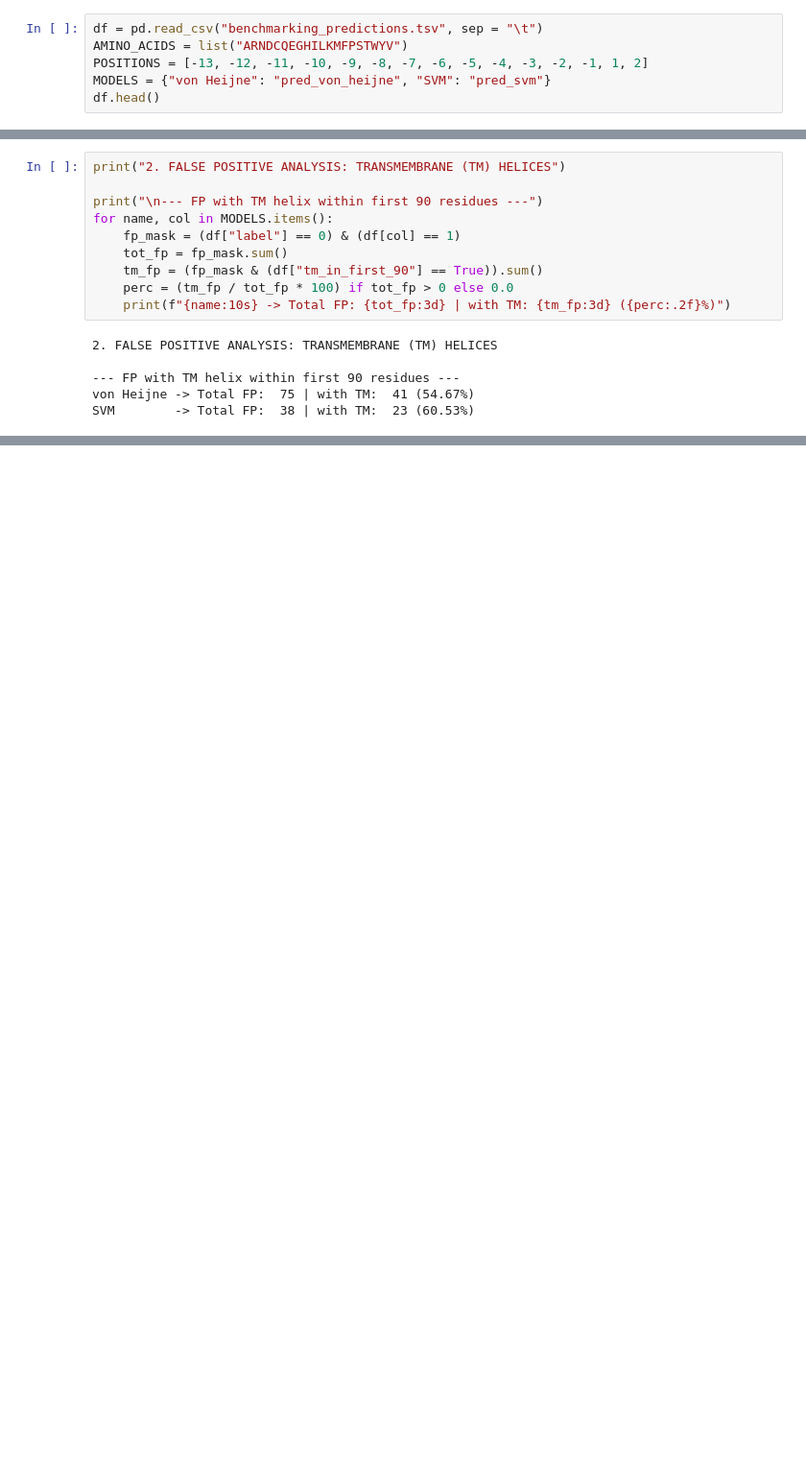
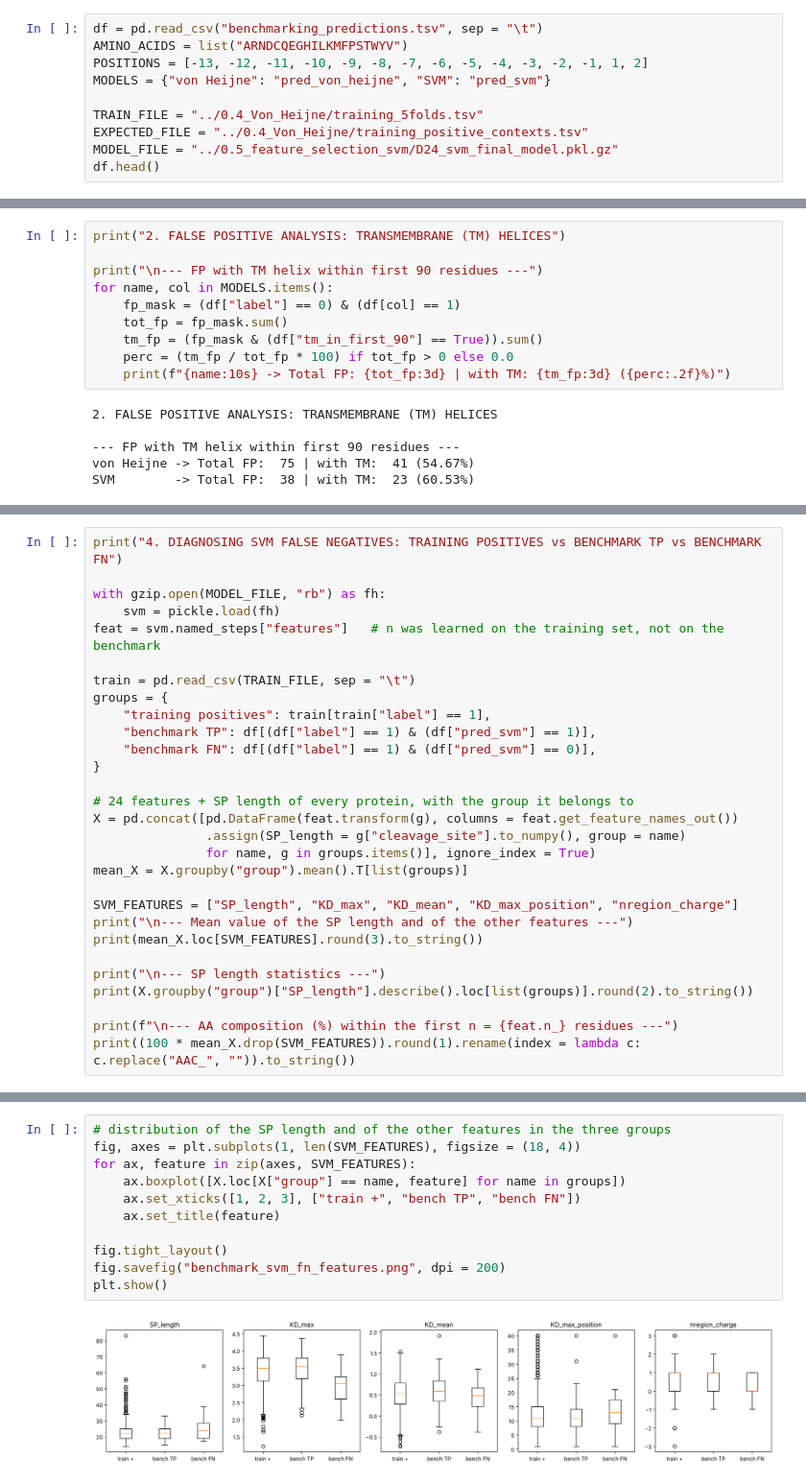
Before and after one commit to ToniMontana99/LB2_project_Group_7, a Jupyter notebook: 0.6_benchmark/analysis_benchmark.ipynb, the cells around one changed output, grey strips where cells are left out. Shown at 96% size. Saved outputs shown, nothing was run; the diff lists cells and outputs as text; blank space fills up the shorter version.

```diff
--- a/0.6_benchmark/analysis_benchmark.ipynb
+++ b/0.6_benchmark/analysis_benchmark.ipynb
@@ -6,6 +13,10 @@ df = pd.read_csv("benchmarking_predictions.tsv", sep = "\t")
 AMINO_ACIDS = list("ARNDCQEGHILKMFPSTWYV")
 POSITIONS = [-13, -12, -11, -10, -9, -8, -7, -6, -5, -4, -3, -2, -1, 1, 2]
 MODELS = {"von Heijne": "pred_von_heijne", "SVM": "pred_svm"}
+
+TRAIN_FILE = "../0.4_Von_Heijne/training_5folds.tsv"
+EXPECTED_FILE = "../0.4_Von_Heijne/training_positive_contexts.tsv"
+MODEL_FILE = "../0.5_feature_selection_svm/D24_svm_final_model.pkl.gz"
 df.head()
 # %% [output]
 |  | accession | label | organism | kingdom | length | cleavage_site | tm_in_first_90 | sequence | vh_score | ... |
@@ -202 +152,30 @@ print(len(fn_vh), "FN contexts,", len(expected), "expected contexts")      # 55
 55 FN contexts, 881 expected contexts
+# %%
+print("4. DIAGNOSING SVM FALSE NEGATIVES: TRAINING POSITIVES vs BENCHMARK TP vs BENCHMARK FN")
+
+with gzip.open(MODEL_FILE, "rb") as fh:
+    svm = pickle.load(fh)
+feat = svm.named_steps["features"]   # n was learned on the training set, not on the benchmark
+
+train = pd.read_csv(TRAIN_FILE, sep = "\t")
+groups = {
+    "training positives": train[train["label"] == 1],
+    "benchmark TP": df[(df["label"] == 1) & (df["pred_svm"] == 1)],
+    "benchmark FN": df[(df["label"] == 1) & (df["pred_svm"] == 0)],
+}
+
+# 24 features + SP length of every protein, with the group it belongs to
+X = pd.concat([pd.DataFrame(feat.transform(g), columns = feat.get_feature_names_out())
+               .assign(SP_length = g["cleavage_site"].to_numpy(), group = name)
+               for name, g in groups.items()], ignore_index = True)
+mean_X = X.groupby("group").mean().T[list(groups)]
+
+SVM_FEATURES = ["SP_length", "KD_max", "KD_mean", "KD_max_position", "nregion_charge"]
+print("\n--- Mean value of the SP length and of the other features ---")
+print(mean_X.loc[SVM_FEATURES].round(3).to_string())
+
+print("\n--- SP length statistics ---")
+print(X.groupby("group")["SP_length"].describe().loc[list(groups)].round(2).to_string())
+
+print(f"\n--- AA composition (%) within the first n = {feat.n_} residues ---")
+print((100 * mean_X.drop(SVM_FEATURES)).round(1).rename(index = lambda c: c.replace("AAC_", "")).to_string())
@@ -202,0 +200,13 @@ print(len(fn_vh), "FN contexts,", len(expected), "expected contexts")      # 55
+# %%
+# distribution of the SP length and of the other features in the three groups
+fig, axes = plt.subplots(1, len(SVM_FEATURES), figsize = (18, 4))
+for ax, feature in zip(axes, SVM_FEATURES):
+    ax.boxplot([X.loc[X["group"] == name, feature] for name in groups])
+    ax.set_xticks([1, 2, 3], ["train +", "bench TP", "bench FN"])
+    ax.set_title(feature)
+
+fig.tight_layout()
+fig.savefig("benchmark_svm_fn_features.png", dpi = 200)
+plt.show()
+# %% [output]
+[figure, added]
```
Also changed, not shown: parts of 8 cells of this notebook, 1 other file.
